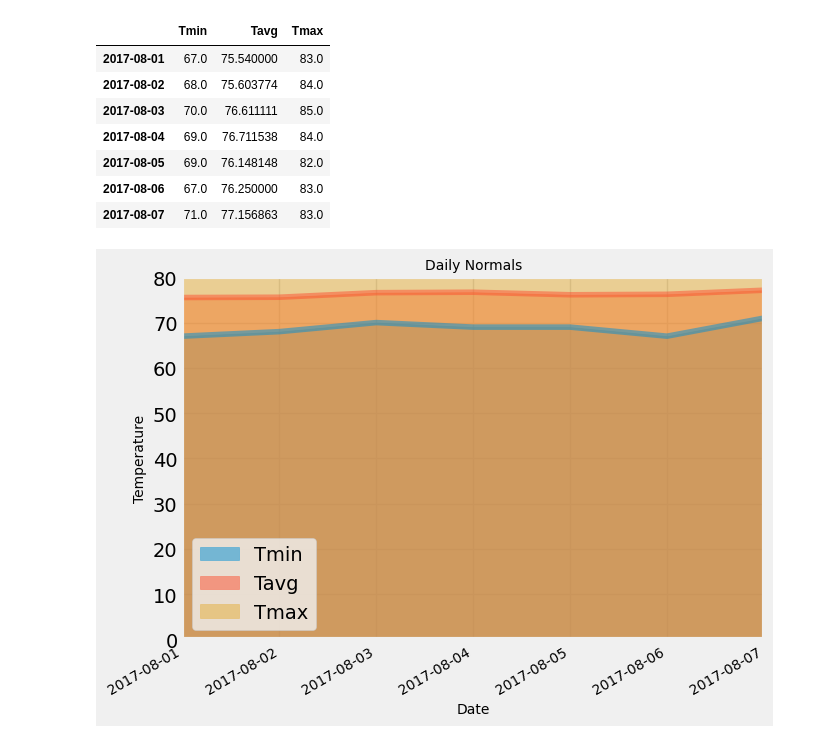
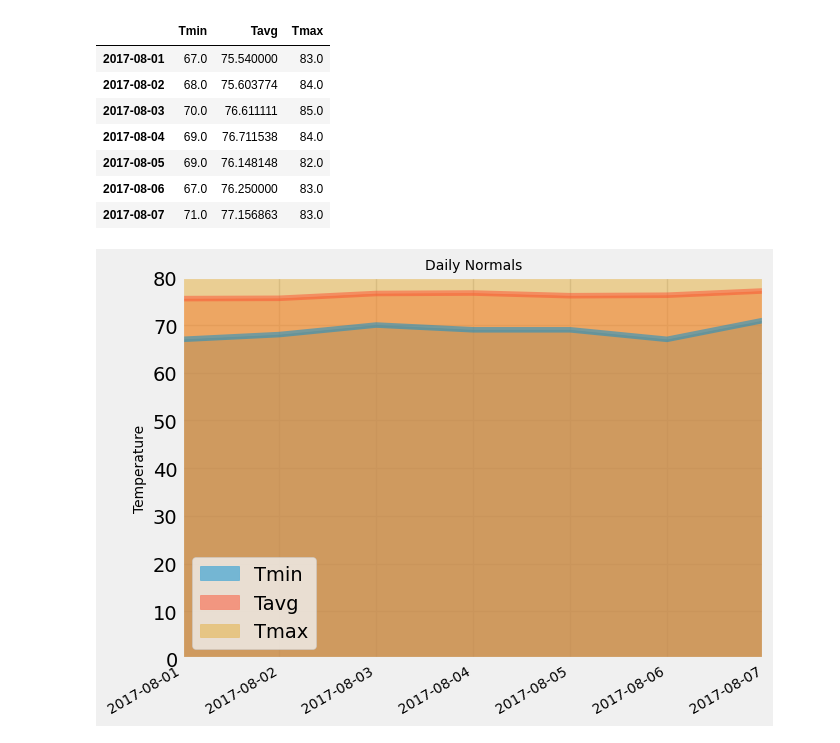
Before and after one commit to fbrowther/SQLAlchemy-Challenge, a Jupyter notebook: Analysis including bonus analyses.ipynb, the cells around one changed output. Cells and saved outputs as stored; diff of their text form; code cells hidden in the pictures.

```diff
--- a/Analysis including bonus analyses.ipynb
+++ b/Analysis including bonus analyses.ipynb
@@ -581,20 +581,20 @@ trip_normals_df
 # %%
 # Plot the daily normals as an area plot with `stacked=False`
 fig, ax1 = plt.subplots(figsize=(7,5))
 trip_normals_df.plot(kind='area', stacked=False, alpha=0.5, ax=ax1)
 plt.title("Daily Normals",fontsize=10)
 plt.ylabel("Temperature",fontsize=10)
-plt.xlabel("Date",fontsize=10)
+plt.xlabel("",fontsize=10)
 
 plt.ylim(0,80)
 plt.xlim(0,4)
 plt.yticks(size=14)
 plt.xticks(np.arange(7), trip_normals_df.index,fontsize=10)
 plt.setp(ax1.xaxis.get_majorticklabels(), rotation=30, ha="right")
 plt.tight_layout()
 plt.show()
 # %% [output]
-[figure, old version]
+[figure, new version]
 # %%
 ax1.figure.savefig('images/TempNormalsforTrip.png', bbox_inches='tight')
 # %%
```
Also changed, not shown: parts of 5 cells of this notebook, 2 other files.
